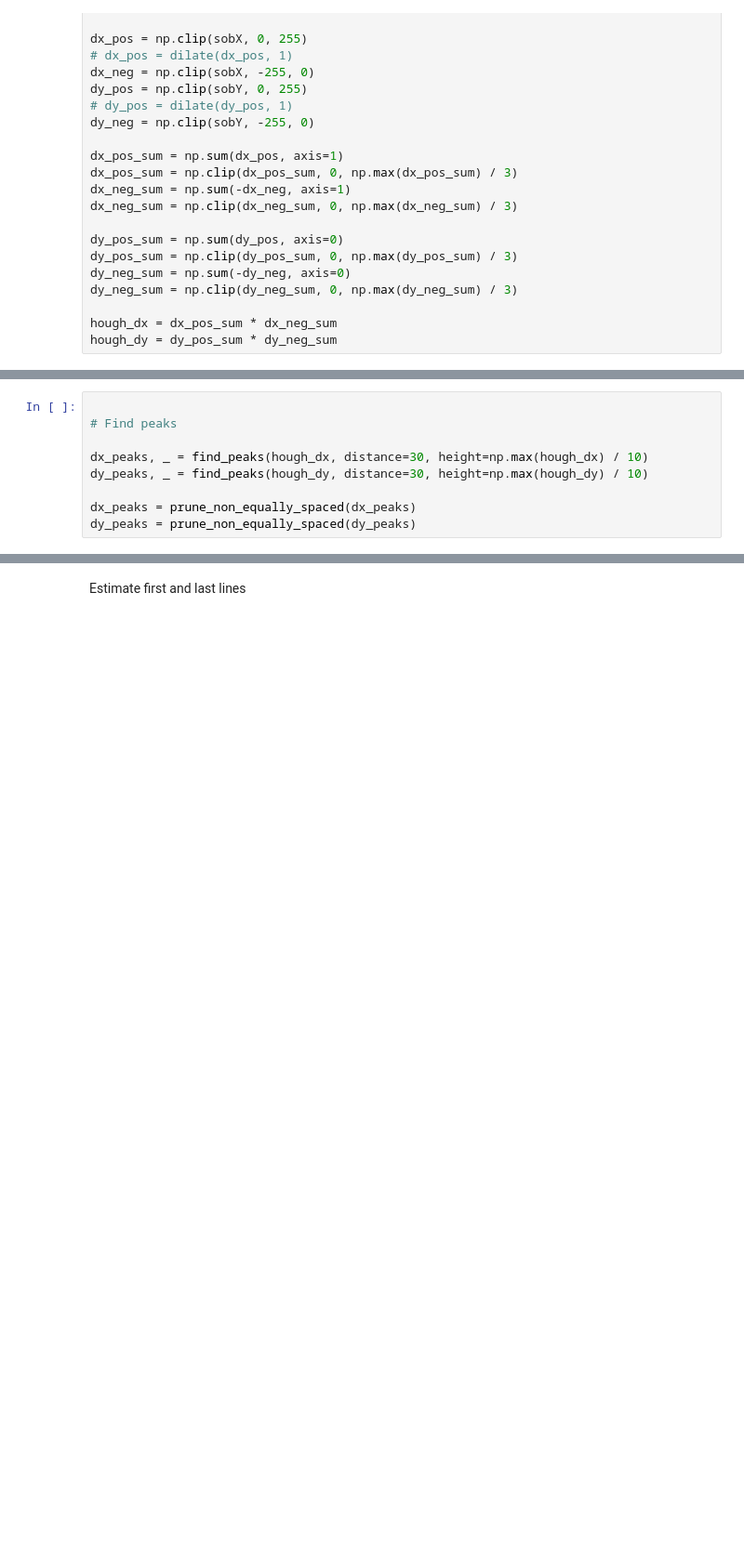
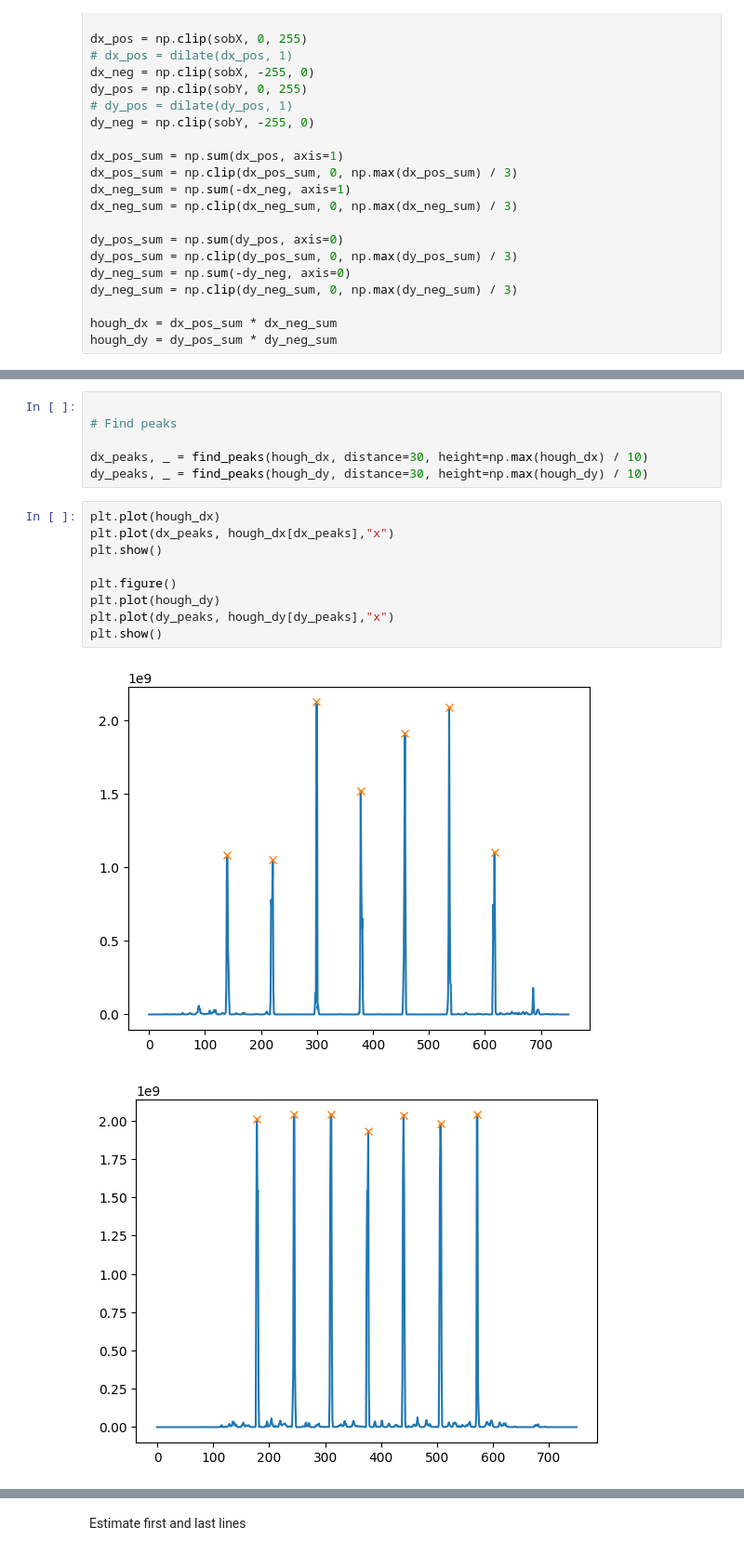
Before and after one commit to Boom123bam/chessboard-reader, a Jupyter notebook: findchessboard.ipynb, the cells around one changed output, grey strips where cells are left out. Shown at 93% size. Cells and saved outputs as stored; diff of their text form; blank space fills up the shorter version.

```diff
--- a/findchessboard.ipynb
+++ b/findchessboard.ipynb
@@ -239,6 +226,15 @@ plt.plot(hough_dy)
 
 dx_peaks, _ = find_peaks(hough_dx, distance=30, height=np.max(hough_dx) / 10)
 dy_peaks, _ = find_peaks(hough_dy, distance=30, height=np.max(hough_dy) / 10)
-
-dx_peaks = prune_non_equally_spaced(dx_peaks)
-dy_peaks = prune_non_equally_spaced(dy_peaks)
+# %%
+plt.plot(hough_dx)
+plt.plot(dx_peaks, hough_dx[dx_peaks],"x")
+plt.show()
+
+plt.figure()
+plt.plot(hough_dy)
+plt.plot(dy_peaks, hough_dy[dy_peaks],"x")
+plt.show()
+# %% [output]
+[figure, added]
+[figure, added]
```
Also changed, not shown: parts of 16 cells of this notebook, 1 other file.
